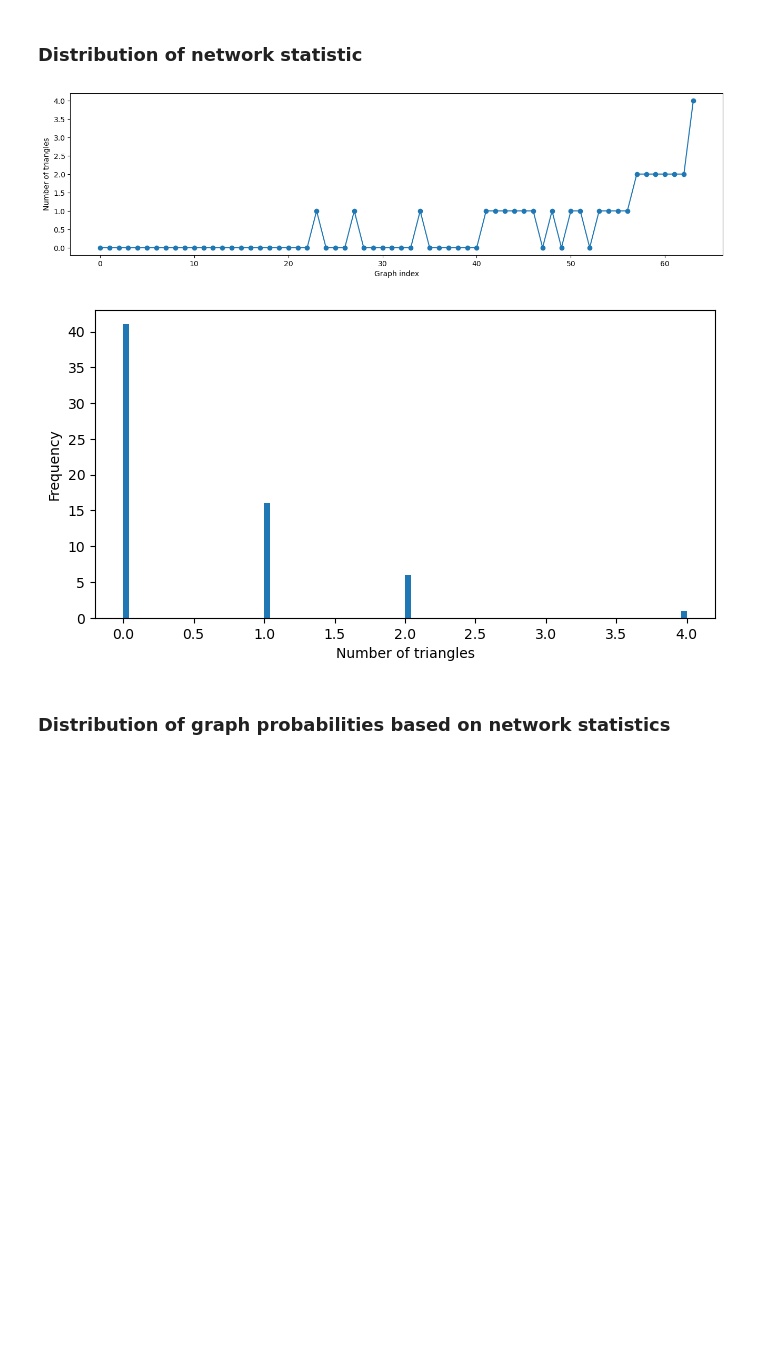
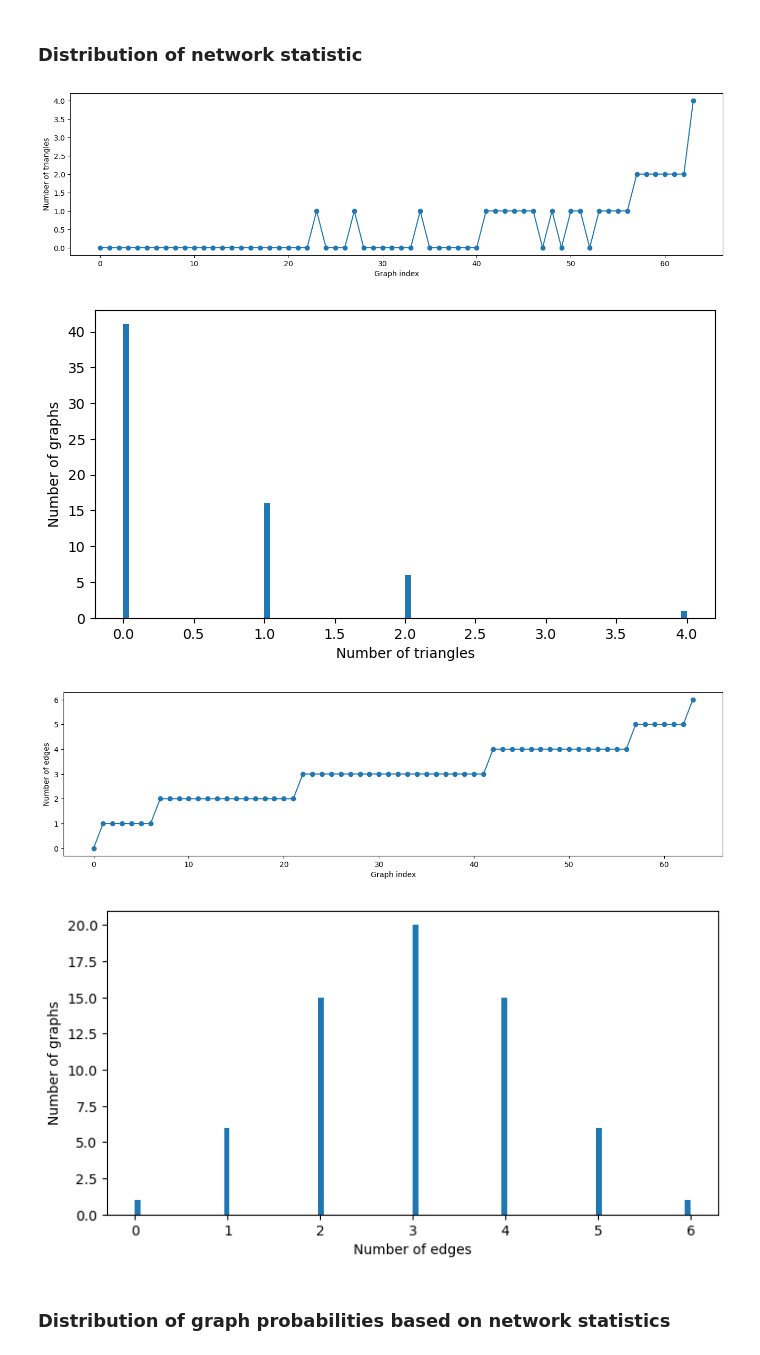
Before and after one commit to roybgardner/ergm, a Jupyter notebook: ergm.ipynb, the cells around one changed output. Saved outputs shown, nothing was run; the diff lists cells and outputs as text; code cells hidden in the pictures; blank space fills up the shorter version.

```diff
--- a/ergm.ipynb
+++ b/ergm.ipynb
@@ -219,27 +219,50 @@ Probability of graph: 0.2976592681416569
 # %%
 # Triangles
 
 y = []
 for g in graph_set:
     y.append(get_triangles(g))
 
 
 fig = plt.figure(figsize=(16,4))
 x = range(0,len(y))
 plt.scatter(x,y)
 plt.plot(x,y)
 plt.xlabel('Graph index')
 plt.ylabel('Number of triangles')
 plt.show()
 
 fig = plt.figure(figsize=(8,4))
 plt.hist(y,bins=100)
 plt.xlabel('Number of triangles')
-plt.ylabel('Frequency')
+plt.ylabel('Number of graphs')
 plt.show()
+
+# Edges
+
+y = []
+for g in graph_set:
+    y.append(get_edges(g))
+
+
+fig = plt.figure(figsize=(16,4))
+x = range(0,len(y))
+plt.scatter(x,y)
+plt.plot(x,y)
+plt.xlabel('Graph index')
+plt.ylabel('Number of edges')
+plt.show()
+
+fig = plt.figure(figsize=(8,4))
+plt.hist(y,bins=100)
+plt.xlabel('Number of edges')
+plt.ylabel('Number of graphs')
+plt.show()
 # %% [output]
 [figure]
-[figure, old version]
+[figure, new version]
+[figure, added]
+[figure, added]
 # %% [markdown]
 ### Distribution of graph probabilities based on network statistics
 # %%
```
Also changed, not shown: parts of 7 cells of this notebook.
